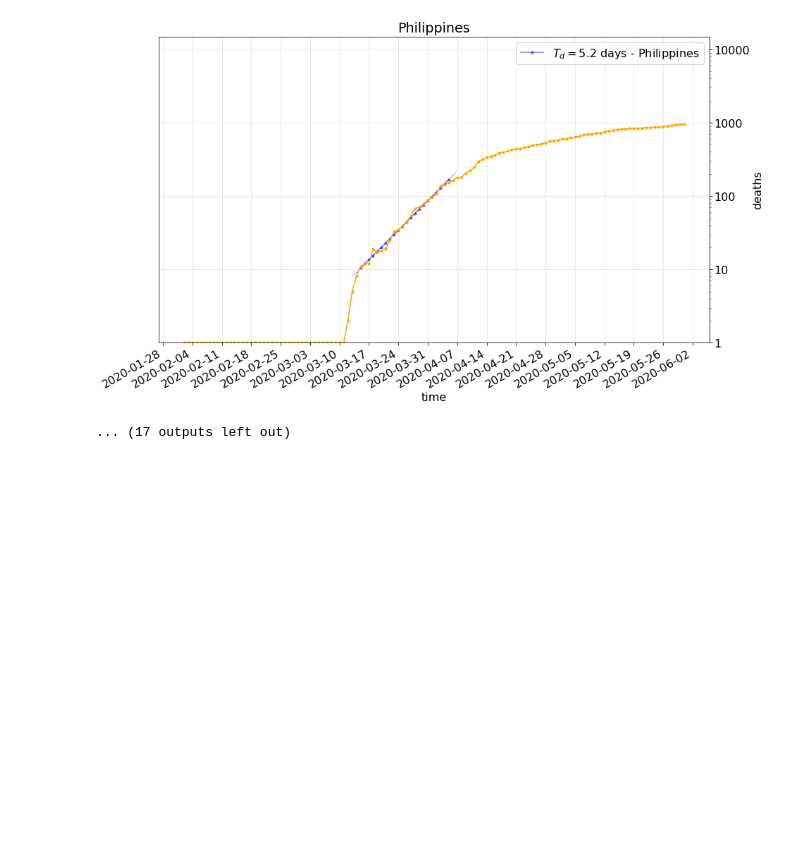
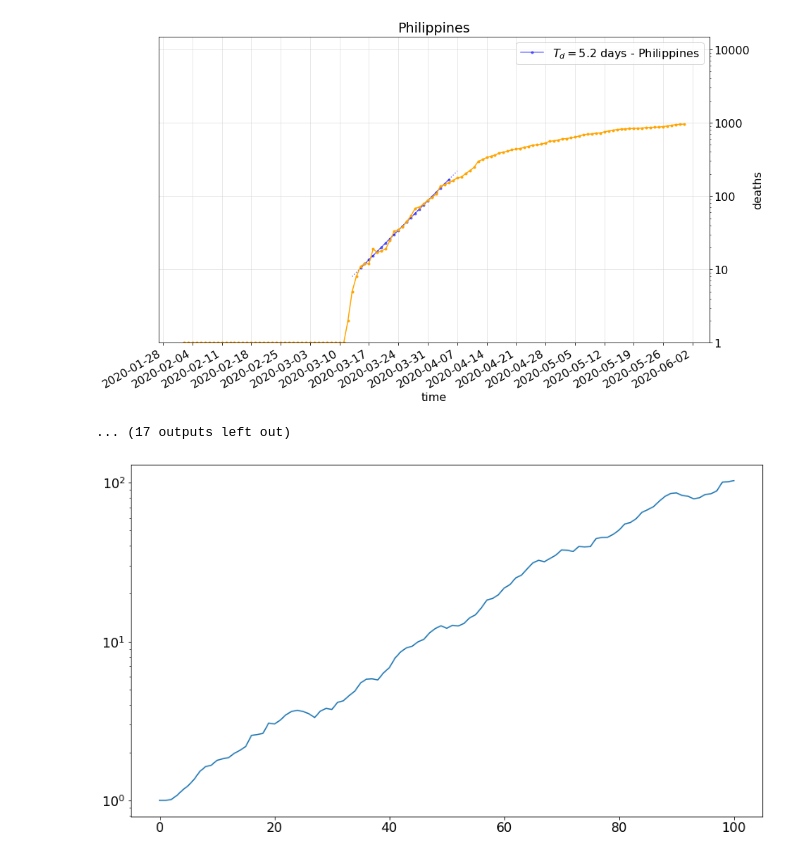
Before and after one commit to alexamici/covid-19-notebooks, a Jupyter notebook: notebooks/c3s-covid-19-data.ipynb, the cells around one changed output. Cells and saved outputs as stored; diff of their text form; code cells hidden in the pictures; blank space fills up the shorter version.

```diff
--- a/notebooks/c3s-covid-19-data.ipynb
+++ b/notebooks/c3s-covid-19-data.ipynb
@@ -298,0 +301,12 @@ for o in outbreaks_fits:
+# %%
+Rt = 1.051
+dRt = 0.05
+# %%
+a = [1.]
+# %%
+for _ in range(100):
+    a.append(a[-1] * random.gauss(Rt, dRt))
+plt.plot(a)
+plt.yscale('log')
+# %% [output]
+[figure, added]
```
Also changed, not shown: parts of 1 cell of this notebook, 2 other files.
